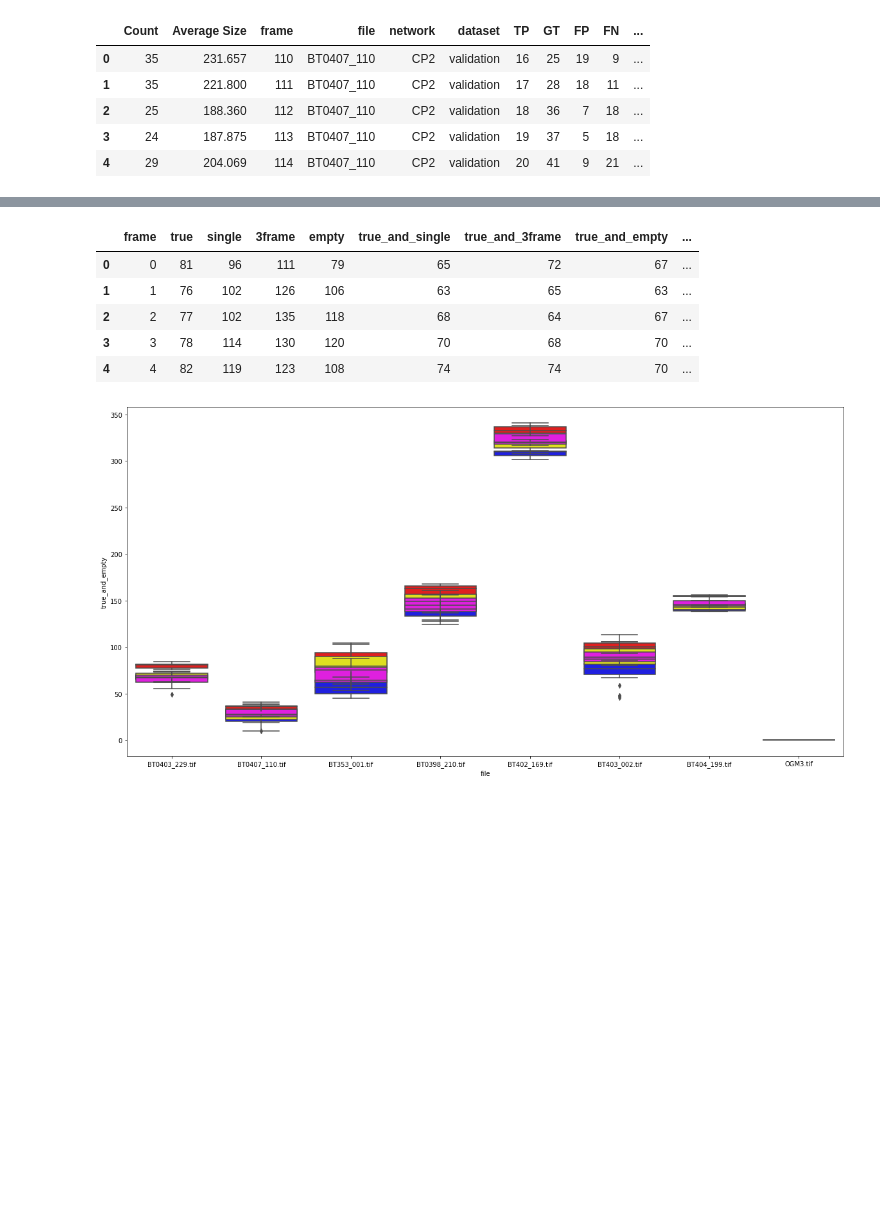
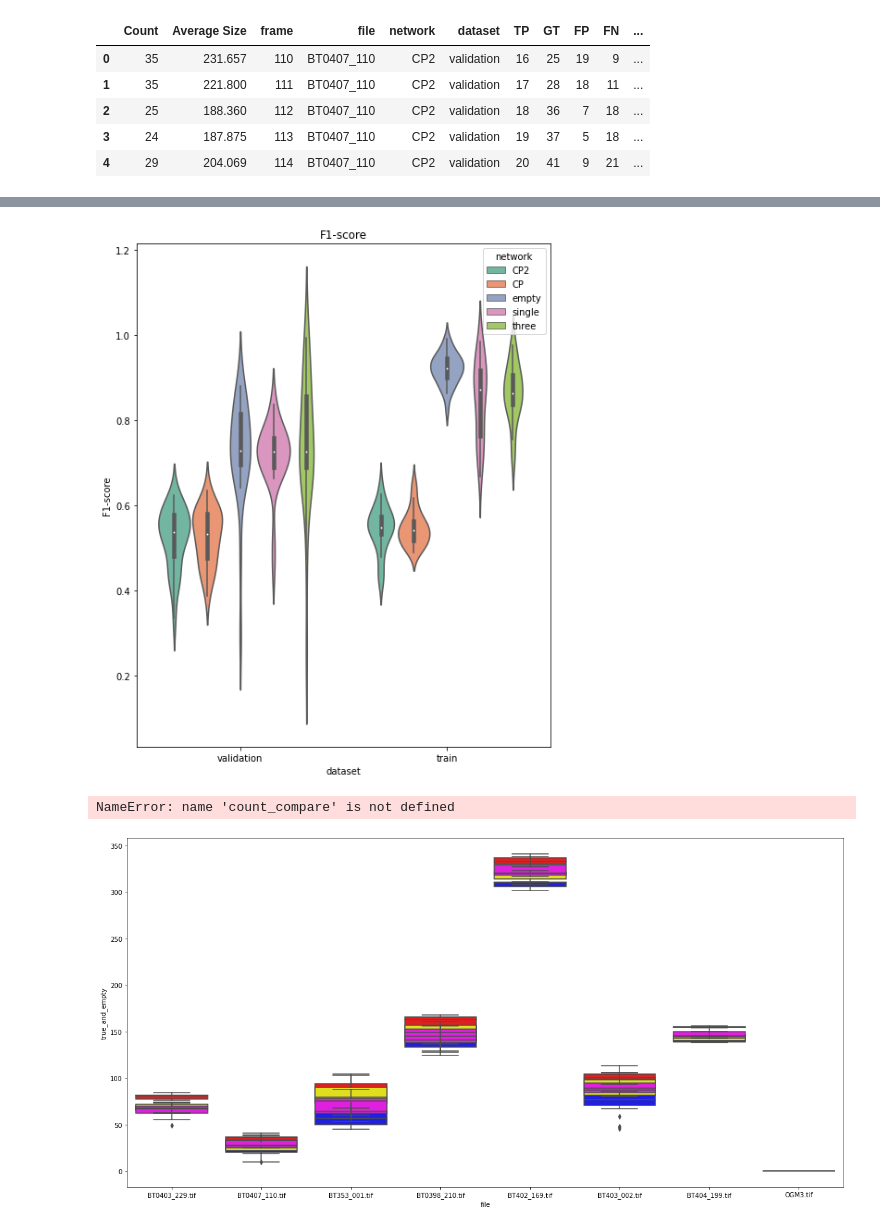
Before and after one commit to Oftatkofta/BactUnet, a Jupyter notebook: all_network_count_compare.ipynb, the cells around one changed output, grey strips where cells are left out. Drawn from its saved outputs; the diff is of its cells as text; code cells hidden in the pictures; blank space fills up the shorter version.

```diff
--- a/all_network_count_compare.ipynb
+++ b/all_network_count_compare.ipynb
@@ -102,3 +108,10 @@ g3 = sns.violinplot(data=df, x='dataset', y='average_precision', hue='network')
+# %%
+df['F1-score'] = 2*df['precision']*df['recall']/(df['precision']+df['recall'])
+
+plt.figure(figsize=(8,10))
+g3 = sns.violinplot(data=df, x='dataset',hue='network', y='F1-score', palette="Set2").set(title='F1-score')
+# %% [output]
+[figure, added]
 # %%
 count_compare = {}
 threshold = 0.5
@@ -148,12 +161,7 @@ for stack in count_compare.keys():
         count_df = pd.concat([count_df, df], ignore_index=True)
 count_df.head()
 # %% [output]
-|  | frame | true | single | 3frame | empty | true_and_single | true_and_3frame | true_and_empty | ... |
-| 0 | 0 | 81 | 96 | 111 | 79 | 65 | 72 | 67 | ... |
-| 1 | 1 | 76 | 102 | 126 | 106 | 63 | 65 | 63 | ... |
-| 2 | 2 | 77 | 102 | 135 | 118 | 68 | 64 | 67 | ... |
-| 3 | 3 | 78 | 114 | 130 | 120 | 70 | 68 | 70 | ... |
-| 4 | 4 | 82 | 119 | 123 | 108 | 74 | 74 | 70 | ... |
+NameError: name 'count_compare' is not defined
 # %%
 
 g1 = sns.boxplot(data=count_df, x='file', y='true_and_single', color='blue')
```
Also changed, not shown: parts of 7 cells of this notebook, 4 other files.
